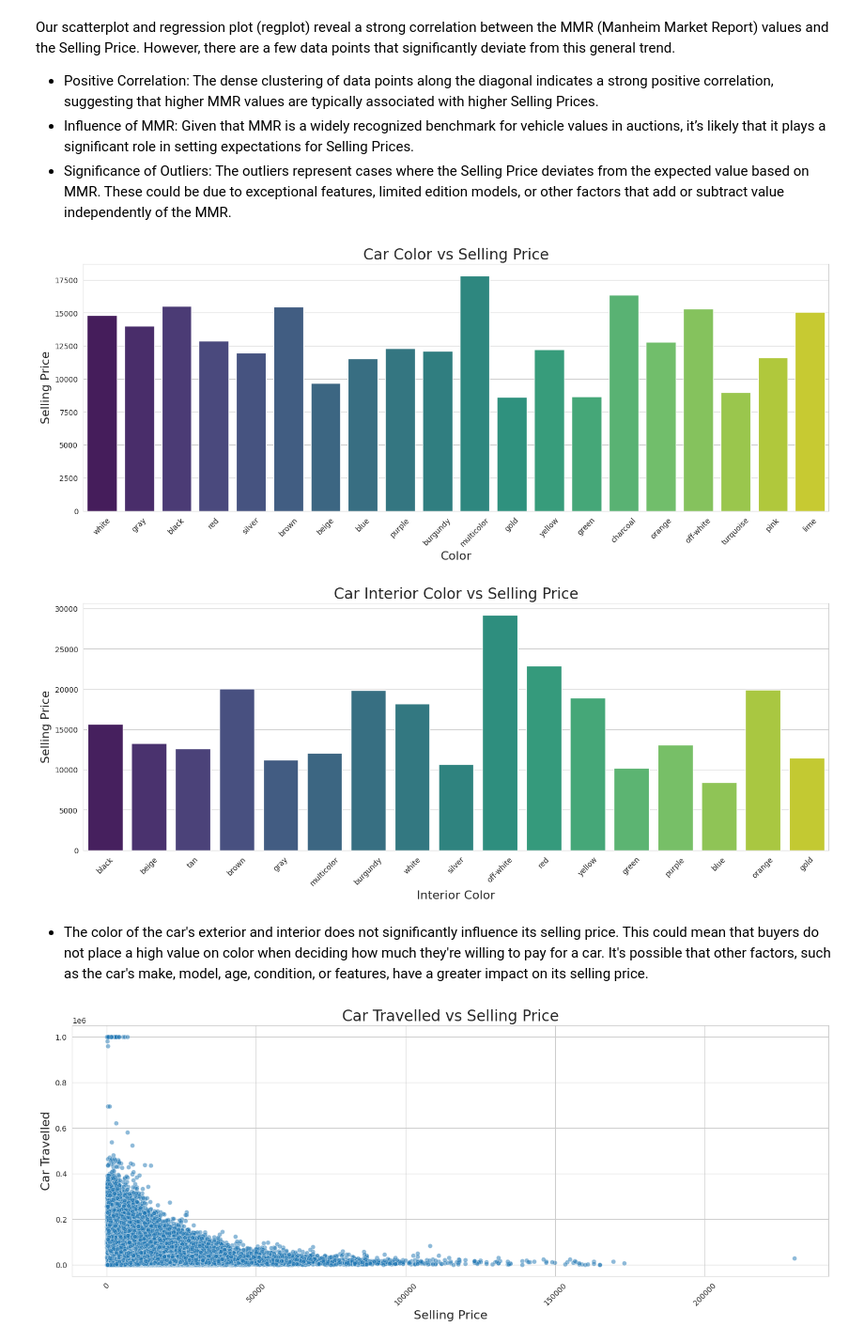
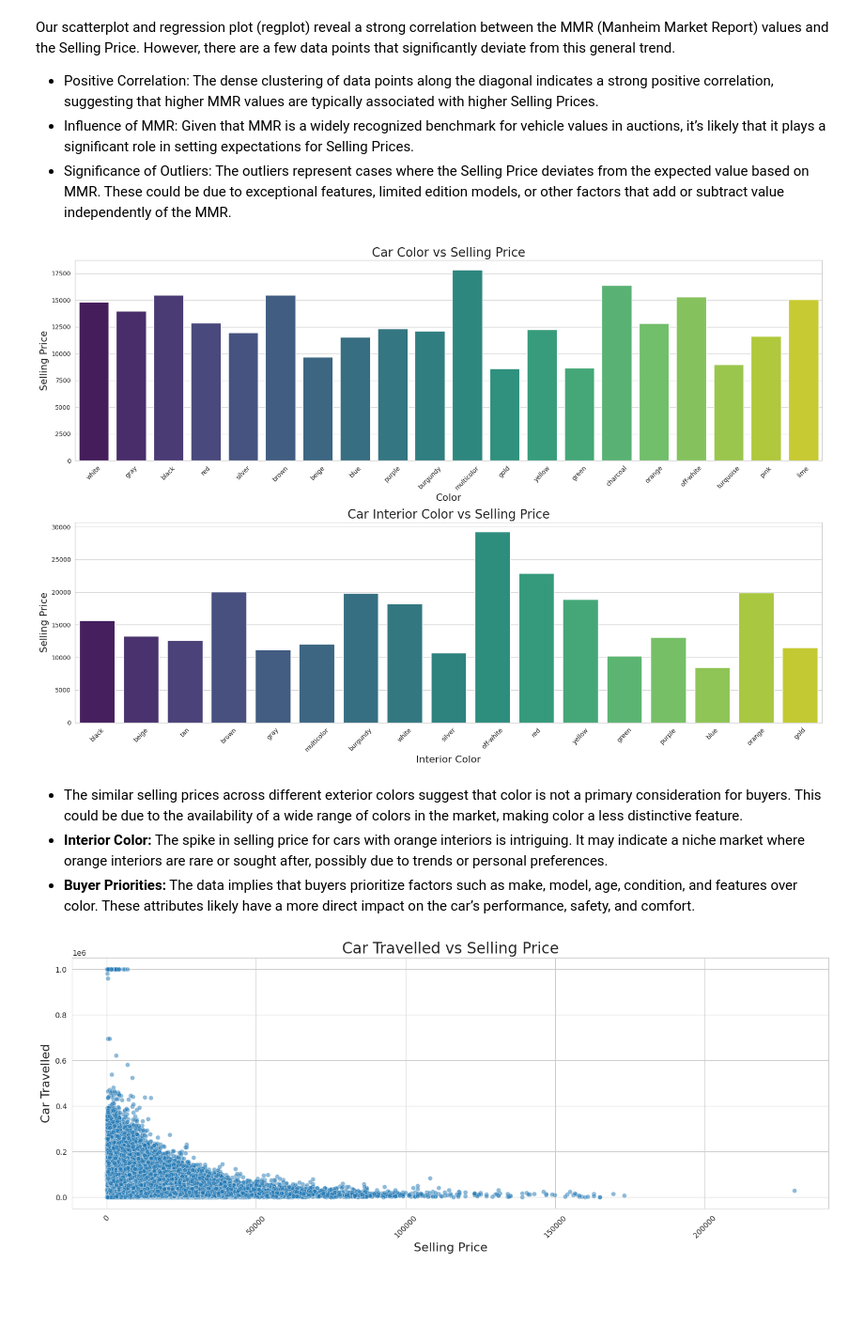
Before and after one commit to totargaming/VehicleSalesReport, a Jupyter notebook: vehicle-sales-eda.ipynb, the cells around one changed output. Shown at 94% size. Cells and saved outputs as stored; diff of their text form; code cells hidden in the pictures; blank space fills up the shorter version.

```diff
--- a/vehicle-sales-eda.ipynb
+++ b/vehicle-sales-eda.ipynb
@@ -573,15 +571,33 @@ Our scatterplot and regression plot (regplot) reveal a strong correlation betwee
 * Influence of MMR: Given that MMR is a widely recognized benchmark for vehicle values in auctions, it’s likely that it plays a significant role in setting expectations for Selling Prices.
 * Significance of Outliers: The outliers represent cases where the Selling Price deviates from the expected value based on MMR. These could be due to exceptional features, limited edition models, or other factors that add or subtract value independently of the MMR.
 # %%
-create_plot(x='color', y='sellingprice', plot_type='bar', data=data, title='Car Color vs Selling Price', xlabel='Color', rotation=45, ylabel='Selling Price')
+# Create a figure and axes
+fig, (ax1, ax2) = plt.subplots(2, 1, figsize=(18, 12))
+
+# Create a bar plot for color vs selling price
+plt.sca(ax1)
+sns.barplot(x='color', y='sellingprice', data=data, palette='viridis', errorbar=None)
+plt.title('Car Color vs Selling Price', fontsize=20)
+plt.xlabel('Color', fontsize=16)
+plt.xticks(rotation=45)
+plt.ylabel('Selling Price', fontsize=16)
+
+# Create a bar plot for interior color vs selling price
+plt.sca(ax2)
+sns.barplot(x='interior', y='sellingprice', data=data, palette='viridis', errorbar=None)
+plt.title('Car Interior Color vs Selling Price', fontsize=20)
+plt.xlabel('Interior Color', fontsize=16)
+plt.xticks(rotation=45)
+plt.ylabel('Selling Price', fontsize=16)
+
+plt.tight_layout()
+plt.show()
 # %% [output]
-[figure, old version]
+[figure, new version]
-# %%
-create_plot(x='interior', y='sellingprice', plot_type='bar', data=data, title='Car Interior Color vs Selling Price', xlabel='Interior Color', rotation=45, ylabel='Selling Price')
-# %% [output]
-[figure, removed]
 # %% [markdown]
-* The color of the car's exterior and interior does not significantly influence its selling price. This could mean that buyers do not place a high value on color when deciding how much they're willing to pay for a car. It's possible that other factors, such as the car's make, model, age, condition, or features, have a greater impact on its selling price.
+* The similar selling prices across different exterior colors suggest that color is not a primary consideration for buyers. This could be due to the availability of a wide range of colors in the market, making color a less distinctive feature.
+* **Interior Color:** The spike in selling price for cars with orange interiors is intriguing. It may indicate a niche market where orange interiors are rare or sought after, possibly due to trends or personal preferences.
+* **Buyer Priorities:** The data implies that buyers prioritize factors such as make, model, age, condition, and features over color. These attributes likely have a more direct impact on the car’s performance, safety, and comfort.
 # %%
 
 create_plot(x='sellingprice', y='odometer', plot_type='scatter', data=data, title='Car Travelled vs Selling Price', xlabel='Selling Price', rotation=45, ylabel='Car Travelled', palette='viridis', alpha=0.5)
```
Also changed, not shown: parts of 3 cells of this notebook.
